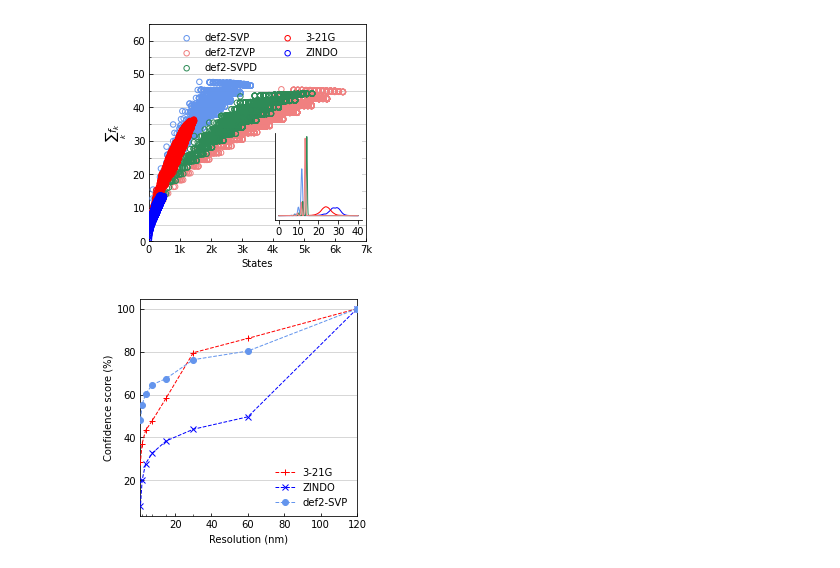
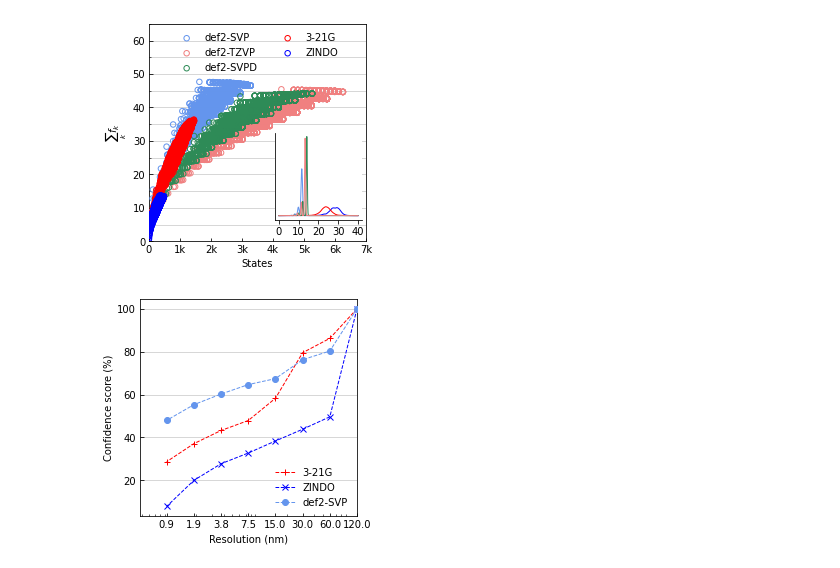
Before and after one commit to moldis-group/bigQM7w, a Jupyter notebook: notebooks/5methods_new.ipynb, the cells around one changed output. Saved outputs shown, nothing was run; the diff lists cells and outputs as text; code cells hidden in the pictures.

```diff
--- a/notebooks/5methods_new.ipynb
+++ b/notebooks/5methods_new.ipynb
@@ -122,16 +123,21 @@ for i in range(len(bins)):
 M321G_method = {}
 ZINDO_method = {}
 SVP_method = {}
+x= np.zeros(len(bins))
+for i in range(len(bins)):
+    x[i] = 120.0/float(bins[i])
 
 fig, ax = plt.subplots()
 ax.set_box_aspect(1)
 ax.tick_params(direction="in",which='both')
 ax.grid(True, which='both',linewidth=0.5, linestyle='-', axis = 'y',zorder=0)
 ax.set_xlim([0.47,120])
-ax.set_xticks(x,minor=True)
+ax.set_xscale('log')
+ax.set_xticks(x)
+ax.get_xaxis().set_major_formatter(matplotlib.ticker.ScalarFormatter());
 ax.set_xlabel('Resolution (nm)')
 ax.set_ylabel('Confidence score (%)')
-x= np.zeros(len(bins))
+
 y= np.zeros(len(bins))
 
 for i in range(len(bins)):
@@ -145,31 +151,31 @@ for i in range(len(bins)):
     x[i] = 120.0/float(bins[i])
     y[i] = 100*(1.0 - (j1/12880))
 ax.plot(x,y,label='3-21G',color='red',zorder=3,linewidth=1.0,linestyle='--',marker='+')
 for i in range(len(bins)):
     ZINDO_method[i] = pd.read_csv('../csv_files/method_resolution/'+'ZINDO'+'_nbin_'+bins[i]+'.csv',header=None)
     j1 = 0.0
     for j in range(len(ZINDO_method[i].columns)):
         j1 += sum(abs(SVPD_method[i].iloc[:,j] - ZINDO_method[i].iloc[:,j]))
         #j1 += sum(abs(TZVP_method[i].iloc[:,j] - ZINDO_method[i].iloc[:,j]))
     #print('ZINDO_method',j+1, j1/12880,120.0/float(bins[i]), 100*(1.0 - (j1/12880)))
     x[i] = 120.0/float(bins[i])
     y[i] = 100*(1.0 - (j1/12880))
 ax.plot(x,y,label='ZINDO',color='blue',zorder=3,linewidth=1.0,linestyle='--',marker='x')
 
 for i in range(len(bins)):
     SVP_method[i] = pd.read_csv('../csv_files/method_resolution/'+'SVP'+'_nbin_'+bins[i]+'.csv',header=None)
     j1 = 0.0
     for j in range(len(SVP_method[i].columns)):
         j1 += sum(abs(SVPD_method[i].iloc[:,j] - SVP_method[i].iloc[:,j]))
         #j1 += sum(abs(TZVP_method[i].iloc[:,j] - SVP_method[i].iloc[:,j]))
     #print('SVP_method',j+1, j1/12880,120.0/float(bins[i]), 100*(1.0 - (j1/12880)))
     x[i] = 120.0/float(bins[i])
     y[i] = 100*(1.0 - (j1/12880))
 ax.plot(x,y,label='def2-SVP',color='cornflowerblue',zorder=3,linewidth=1.0,linestyle='--',marker='o')
 
 ax.legend(frameon=False, loc='lower right',ncol=1)
 plt.savefig("confidence_res.pdf",bbox_inches='tight')
 plt.legend(frameon=False, loc='lower right',ncol=1)
 plt.show()
 # %% [output]
-[figure, old version]
+[figure, new version]
```
Also changed, not shown: parts of 1 cell of this notebook, 2 other files.
